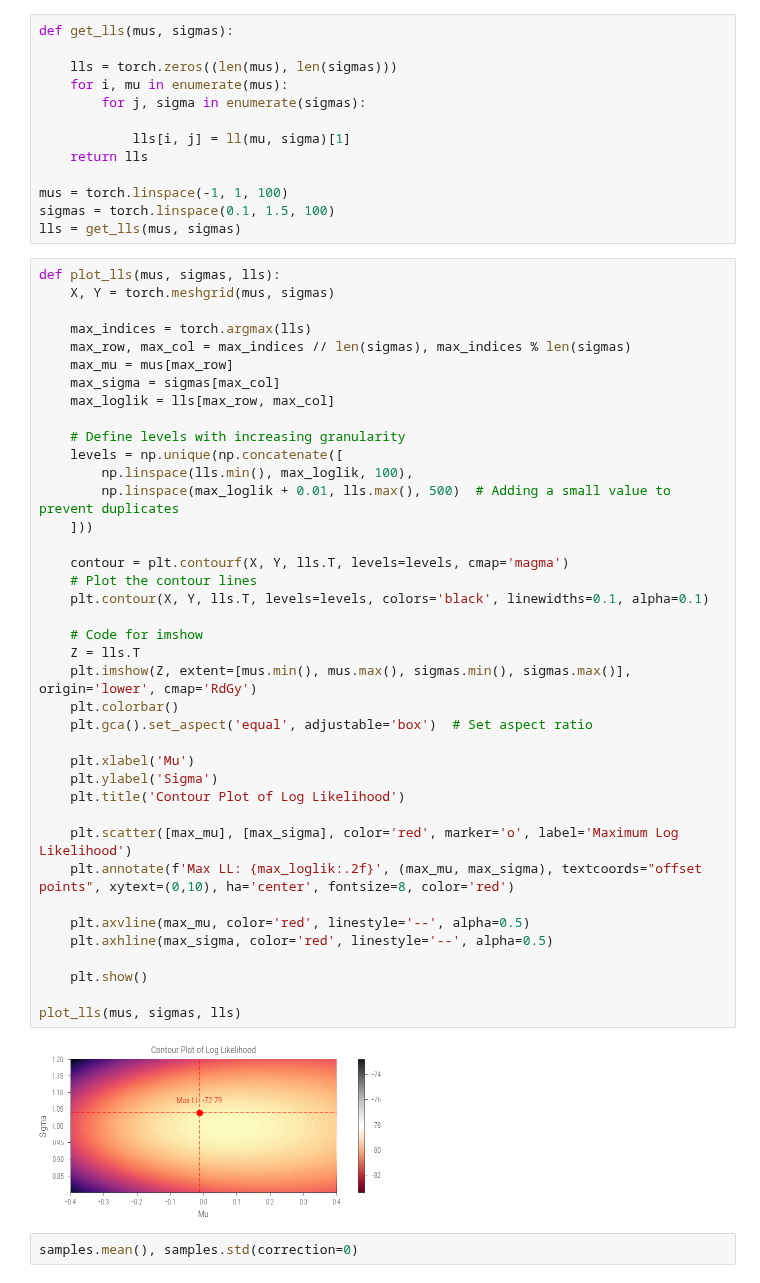
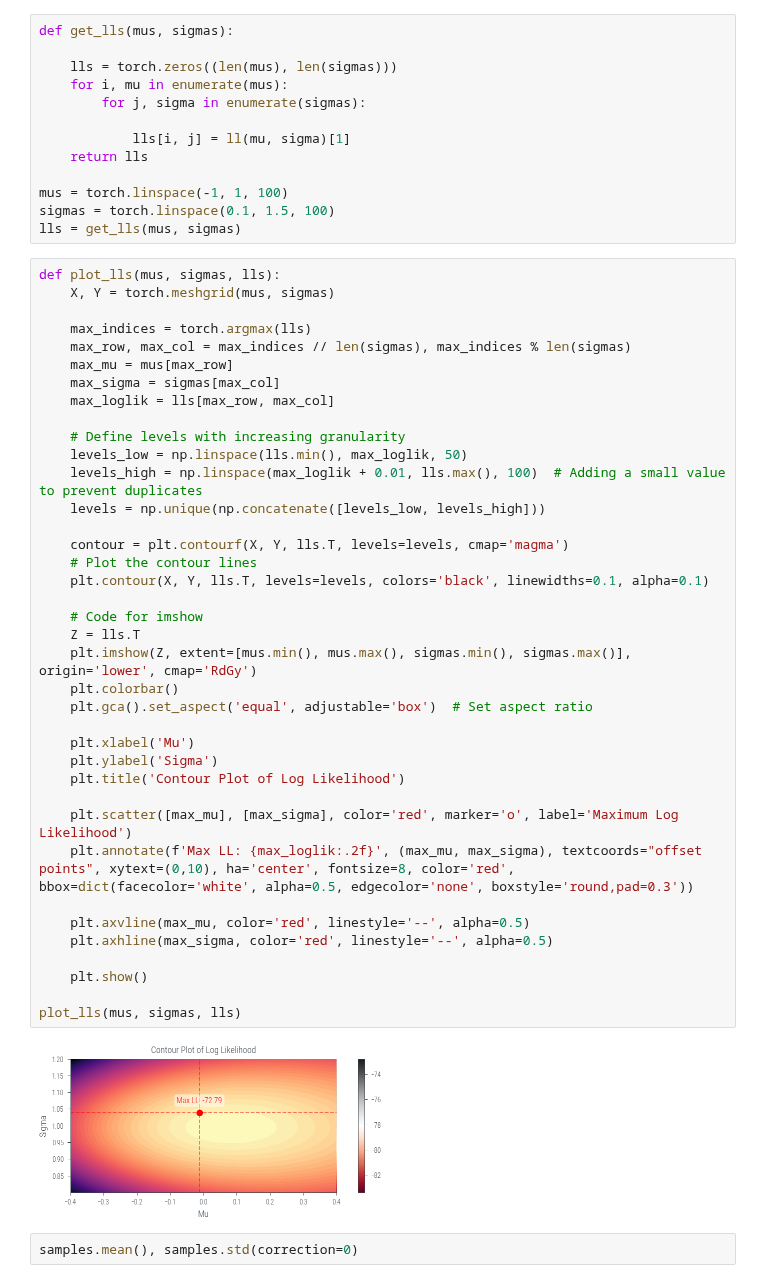
Before and after one commit to nipunbatra/pml-teaching, a Jupyter notebook: notebooks/mle-univariate.ipynb, the cells around one changed output. Saved outputs shown, nothing was run; the diff lists cells and outputs as text.

```diff
--- a/notebooks/mle-univariate.ipynb
+++ b/notebooks/mle-univariate.ipynb
@@ -335,39 +335,38 @@ def plot_lls(mus, sigmas, lls):
     max_row, max_col = max_indices // len(sigmas), max_indices % len(sigmas)
     max_mu = mus[max_row]
     max_sigma = sigmas[max_col]
     max_loglik = lls[max_row, max_col]
 
     # Define levels with increasing granularity
-    levels = np.unique(np.concatenate([
-        np.linspace(lls.min(), max_loglik, 100),
-        np.linspace(max_loglik + 0.01, lls.max(), 500)  # Adding a small value to prevent duplicates
-    ]))
+    levels_low = np.linspace(lls.min(), max_loglik, 50)
+    levels_high = np.linspace(max_loglik + 0.01, lls.max(), 100)  # Adding a small value to prevent duplicates
+    levels = np.unique(np.concatenate([levels_low, levels_high]))
 
     contour = plt.contourf(X, Y, lls.T, levels=levels, cmap='magma')
     # Plot the contour lines
     plt.contour(X, Y, lls.T, levels=levels, colors='black', linewidths=0.1, alpha=0.1)
 
     # Code for imshow
     Z = lls.T
     plt.imshow(Z, extent=[mus.min(), mus.max(), sigmas.min(), sigmas.max()], origin='lower', cmap='RdGy')
     plt.colorbar()
     plt.gca().set_aspect('equal', adjustable='box')  # Set aspect ratio
 
     plt.xlabel('Mu')
     plt.ylabel('Sigma')
     plt.title('Contour Plot of Log Likelihood')
 
     plt.scatter([max_mu], [max_sigma], color='red', marker='o', label='Maximum Log Likelihood')
-    plt.annotate(f'Max LL: {max_loglik:.2f}', (max_mu, max_sigma), textcoords="offset points", xytext=(0,10), ha='center', fontsize=8, color='red')
+    plt.annotate(f'Max LL: {max_loglik:.2f}', (max_mu, max_sigma), textcoords="offset points", xytext=(0,10), ha='center', fontsize=8, color='red', bbox=dict(facecolor='white', alpha=0.5, edgecolor='none', boxstyle='round,pad=0.3'))
 
     plt.axvline(max_mu, color='red', linestyle='--', alpha=0.5)
     plt.axhline(max_sigma, color='red', linestyle='--', alpha=0.5)
 
     plt.show()
 
 plot_lls(mus, sigmas, lls)
 # %% [output]
-[figure, old version]
+[figure, new version]
 # %%
 samples.mean(), samples.std(correction=0)
 # %% [output]
```
Also changed, not shown: parts of 1 cell of this notebook.
